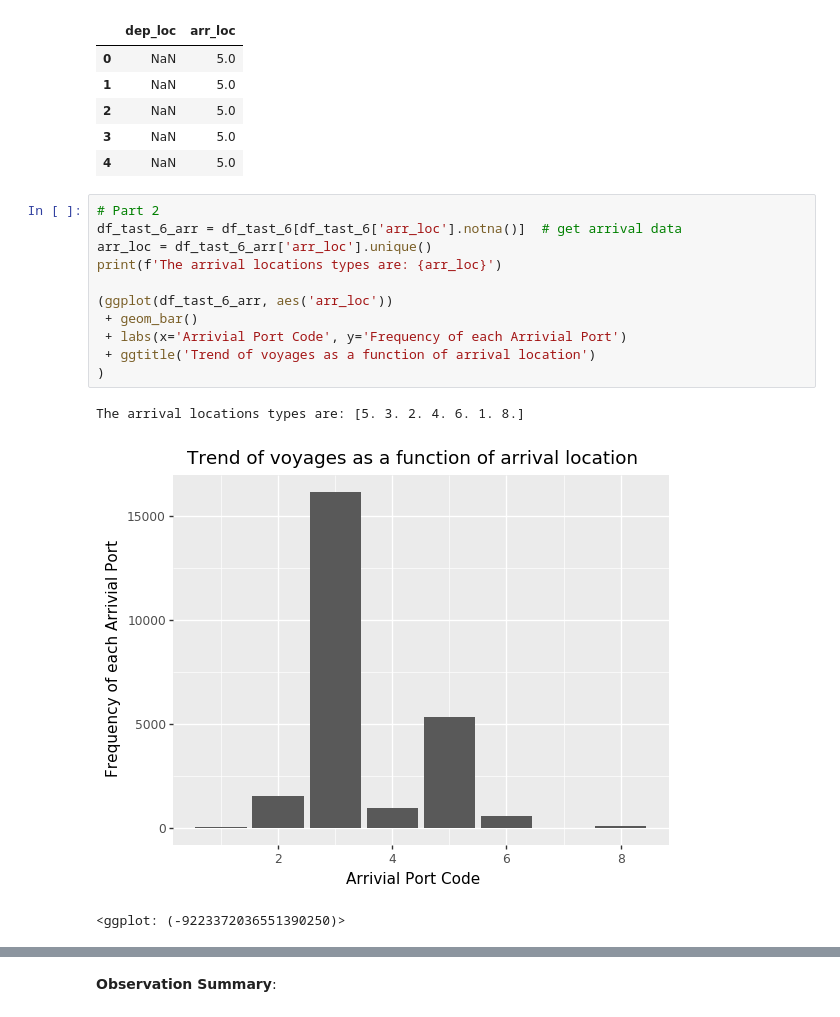
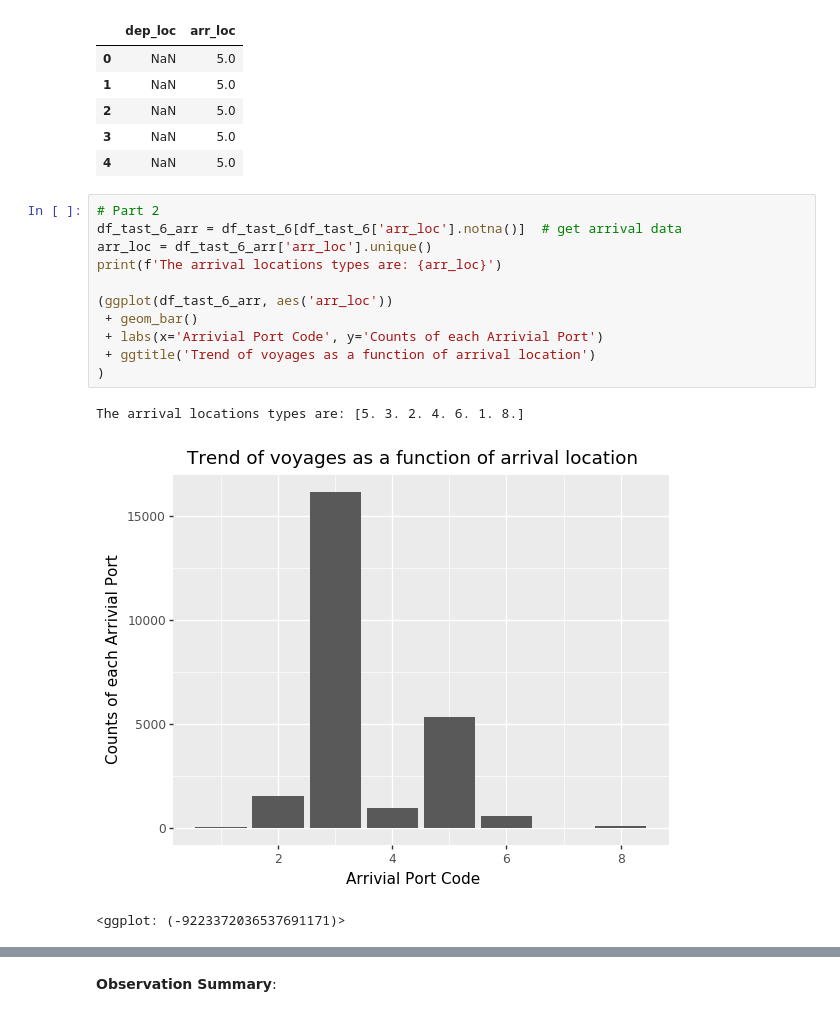
Before and after one commit to Chenghan-Sun/DS-Projects, a Jupyter notebook: 220_midterm/midterm.ipynb, the cells around one changed output, grey strips where cells are left out. Saved outputs shown, nothing was run; the diff lists cells and outputs as text.

```diff
--- a/220_midterm/midterm.ipynb
+++ b/220_midterm/midterm.ipynb
@@ -584,15 +667,15 @@ df_tast_6.head()
 # %%
 # Part 2
 df_tast_6_arr = df_tast_6[df_tast_6['arr_loc'].notna()]  # get arrival data
 arr_loc = df_tast_6_arr['arr_loc'].unique()
 print(f'The arrival locations types are: {arr_loc}')
 
 (ggplot(df_tast_6_arr, aes('arr_loc'))
  + geom_bar()
- + labs(x='Arrivial Port Code', y='Frequency of each Arrivial Port')
+ + labs(x='Arrivial Port Code', y='Counts of each Arrivial Port')
  + ggtitle('Trend of voyages as a function of arrival location')
 )
 # %% [output]
 The arrival locations types are: [5. 3. 2. 4. 6. 1. 8.]
-[figure, old version]
+[figure, new version]
-<ggplot: (-9223372036551390250)>
+<ggplot: (-9223372036537691171)>
```
Also changed, not shown: parts of 25 cells of this notebook.
